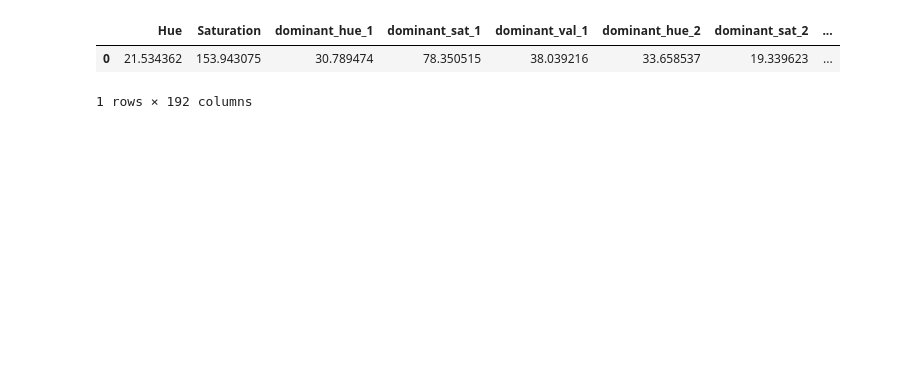
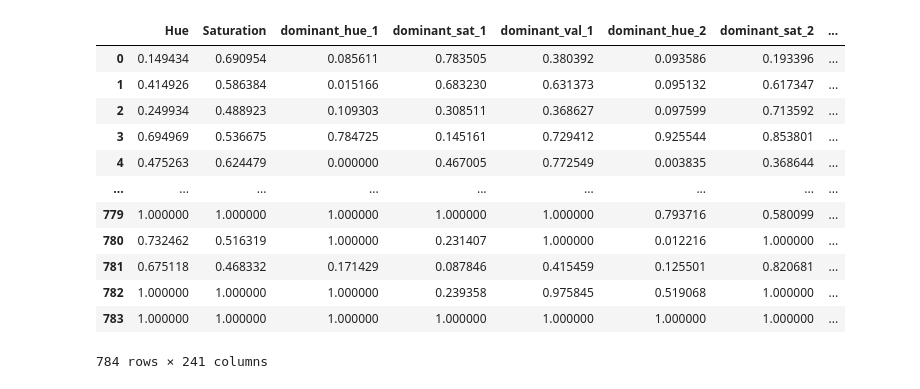
Before and after one commit to zizkincido/GraduationProject, a Jupyter notebook: Python/MergedFeatures.ipynb, the cells around one changed output. Saved outputs shown, nothing was run; the diff lists cells and outputs as text; code cells hidden in the pictures; blank space fills up the shorter version.

```diff
--- a/Python/MergedFeatures.ipynb
+++ b/Python/MergedFeatures.ipynb
@@ -78,0 +67,7 @@ df11.head(1)
+# %%
+i=0
+j=0
+for j in range(150):
+    for i in range(807):
+        normalizer = (df8.iloc[i,j]-df8.iloc[:,j].min())/(df8.iloc[:,j].max()-df8.iloc[:,j].min())
+        df8.iloc[i,j] = normalizer
@@ -78,0 +90,10 @@ df11.head(1)
+# %%
+df9 = pd.read_csv(r"C:\Users\Aziz\Desktop\Discovering How Low- and Mid-level Image Features Relate with Instagram Likes -Source Codes\CSV\laplacian_ARC_pca.csv")
+df9.pop('Unnamed: 0')
+df9.head(1)
+i=0
+j=0
+for j in range(50):
+    for i in range(807):
+        normalizer = (df9.iloc[i,j]-df9.iloc[:,j].min())/(df9.iloc[:,j].max()-df9.iloc[:,j].min())
+        df9.iloc[i,j] = normalizer
@@ -78,0 +116,20 @@ df11.head(1)
+# %%
+df10 = pd.read_csv(r"C:\Users\Aziz\Desktop\Discovering How Low- and Mid-level Image Features Relate with Instagram Likes -Source Codes\CSV\brightness_ARC.csv")
+df10.pop('Unnamed: 0')
+df10.head(1)
+i=0
+j=0
+for j in range(1):
+    for i in range(807):
+        normalizer = (df10.iloc[i,j]-df10.iloc[:,j].min())/(df10.iloc[:,j].max()-df10.iloc[:,j].min())
+        df10.iloc[i,j] = normalizer
+# %%
+df11 = pd.read_csv(r"C:\Users\Aziz\Desktop\Discovering How Low- and Mid-level Image Features Relate with Instagram Likes -Source Codes\CSV\Dtvarc_ters_normal_updated.csv")
+df11.pop('Unnamed: 0')
+df11.head(1)
+i=0
+j=0
+for j in range(12):
+    for i in range(807):
+        normalizer = (df11.iloc[i,j]-df11.iloc[:,j].min())/(df11.iloc[:,j].max()-df11.iloc[:,j].min())
+        df11.iloc[i,j] = normalizer
@@ -120,7 +247,17 @@ low2 = pd.concat([df,df2,df4,df6,df7,df9,df10], axis=1)
 # %%
-result2.head(1)
+result2
 # %% [output]
 |  | Hue | Saturation | dominant_hue_1 | dominant_sat_1 | dominant_val_1 | dominant_hue_2 | dominant_sat_2 | ... |
-| 0 | 21.534362 | 153.943075 | 30.789474 | 78.350515 | 38.039216 | 33.658537 | 19.339623 | ... |
+| 0 | 0.149434 | 0.690954 | 0.085611 | 0.783505 | 0.380392 | 0.093586 | 0.193396 | ... |
+| 1 | 0.414926 | 0.586384 | 0.015166 | 0.683230 | 0.631373 | 0.095132 | 0.617347 | ... |
+| 2 | 0.249934 | 0.488923 | 0.109303 | 0.308511 | 0.368627 | 0.097599 | 0.713592 | ... |
+| 3 | 0.694969 | 0.536675 | 0.784725 | 0.145161 | 0.729412 | 0.925544 | 0.853801 | ... |
+| 4 | 0.475263 | 0.624479 | 0.000000 | 0.467005 | 0.772549 | 0.003835 | 0.368644 | ... |
+| ... | ... | ... | ... | ... | ... | ... | ... | ... |
+| 779 | 1.000000 | 1.000000 | 1.000000 | 1.000000 | 1.000000 | 0.793716 | 0.580099 | ... |
+| 780 | 0.732462 | 0.516319 | 1.000000 | 0.231407 | 1.000000 | 0.012216 | 1.000000 | ... |
+| 781 | 0.675118 | 0.468332 | 0.171429 | 0.087846 | 0.415459 | 0.125501 | 0.820681 | ... |
+| 782 | 1.000000 | 1.000000 | 1.000000 | 0.239358 | 0.975845 | 0.519068 | 1.000000 | ... |
+| 783 | 1.000000 | 1.000000 | 1.000000 | 1.000000 | 1.000000 | 1.000000 | 1.000000 | ... |
-1 rows × 192 columns
+784 rows × 241 columns
 # %%
```
Also changed, not shown: parts of 53 cells of this notebook, 2 other files.
